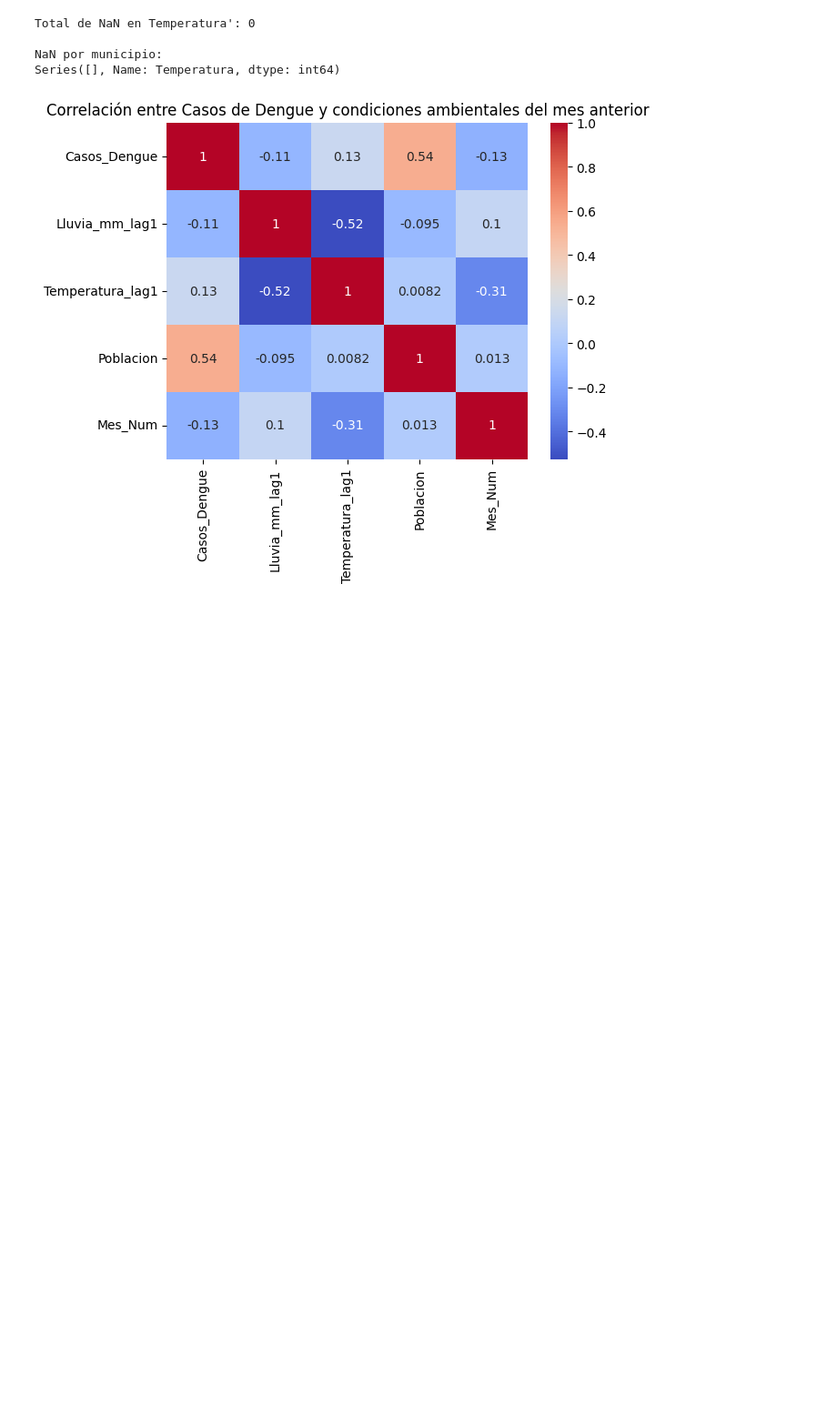
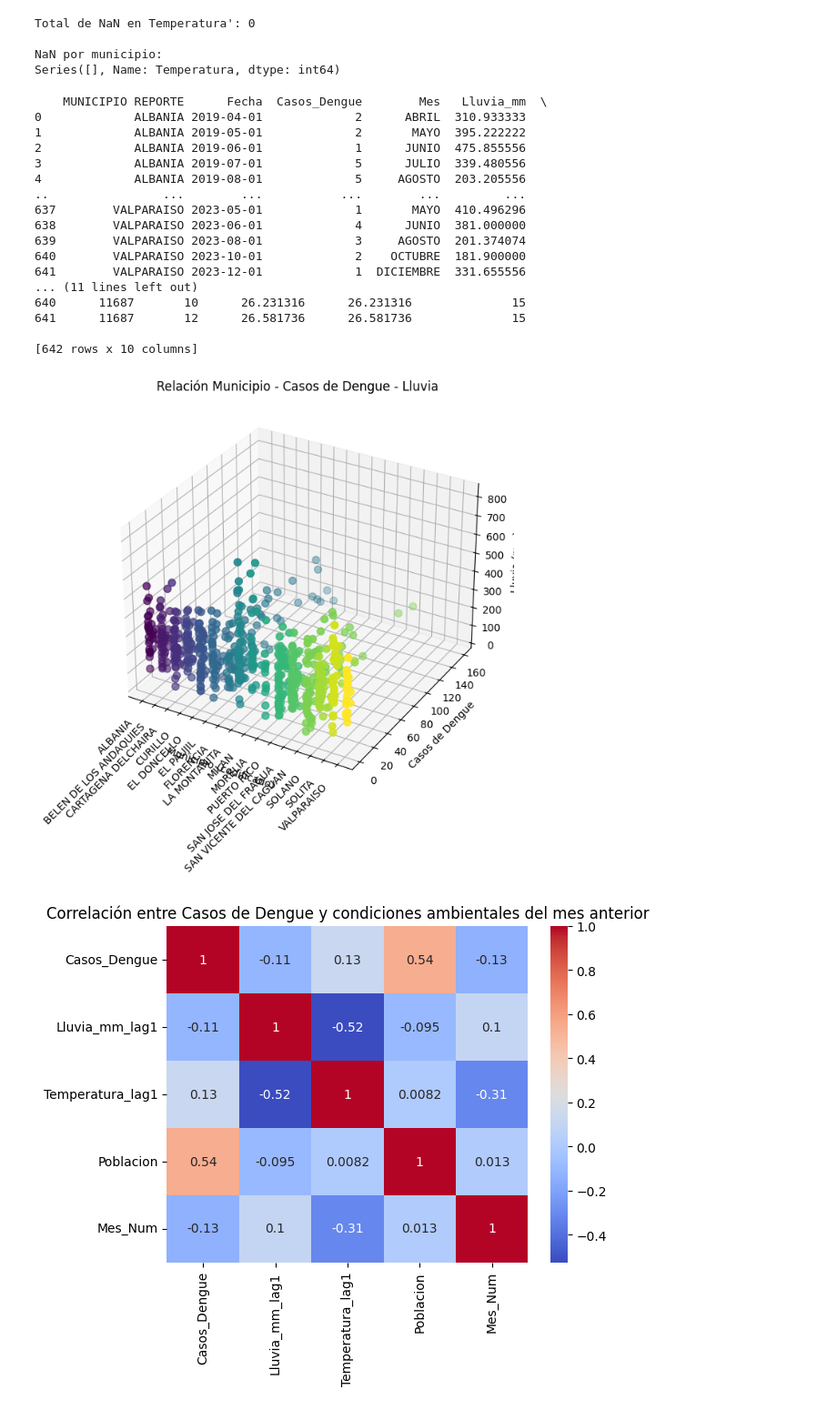
Before and after one commit to Musiconauta24/Proyecto_Curso_IA, a Jupyter notebook: Proyecto_analisis.ipynb, the cells around one changed output. Shown at 91% size. Drawn from its saved outputs; the diff is of its cells as text; code cells hidden in the pictures; blank space fills up the shorter version.

Commit message:
documentos y grácfica cluster

```diff
--- a/Proyecto_analisis.ipynb
+++ b/Proyecto_analisis.ipynb
@@ -661,6 +663,61 @@ Total de NaN en Temperatura': 0
 
 NaN por municipio:
 Series([], Name: Temperatura, dtype: int64)
+# %%
+# ===============================
+# Cluster de datos
+# ===============================
+# 1. Codificar municipios en números
+le = LabelEncoder()
+df_final["Municipio_Code"] = le.fit_transform(df_final["MUNICIPIO REPORTE"])
+print (df_final)
+
+
+# 2. Crear gráfico 3D
+fig = plt.figure(figsize=(10,7))
+ax = fig.add_subplot(111, projection='3d')
+
+# Graficamos con color en función del municipio
+sc = ax.scatter(
+    df_final["Municipio_Code"],   # X = Municipio (codificado)
+    df_final["Casos_Dengue"],     # Y = Casos de Dengue
+    df_final["Lluvia_mm"],        # Z = Lluvia
+    c=df_final["Municipio_Code"], # Color según municipio
+    cmap="viridis",
+    s=50
+)
+
+# 3. Etiquetas de los ejes
+ax.set_xlabel("Municipio (codificado)")
+ax.set_ylabel("Casos de Dengue")
+ax.set_zlabel("Lluvia (mm)")
+plt.title("Relación Municipio - Casos de Dengue - Lluvia")
+
+# 4. Agregar nombres reales de municipios en X
+ax.set_xticks(df_final["Municipio_Code"].unique())
+ax.set_xticklabels(le.inverse_transform(df_final["Municipio_Code"].unique()), rotation=45, ha="right")
+
+# Mostrar gráfico
+plt.show()
+# %% [output]
+    MUNICIPIO REPORTE      Fecha  Casos_Dengue        Mes   Lluvia_mm  \
+0             ALBANIA 2019-04-01             2      ABRIL  310.933333
+1             ALBANIA 2019-05-01             2       MAYO  395.222222
+2             ALBANIA 2019-06-01             1      JUNIO  475.855556
+3             ALBANIA 2019-07-01             5      JULIO  339.480556
+4             ALBANIA 2019-08-01             5     AGOSTO  203.205556
+..                ...        ...           ...        ...         ...
+637        VALPARAISO 2023-05-01             1       MAYO  410.496296
+638        VALPARAISO 2023-06-01             4      JUNIO  381.000000
+639        VALPARAISO 2023-08-01             3     AGOSTO  201.374074
+640        VALPARAISO 2023-10-01             2    OCTUBRE  181.900000
+641        VALPARAISO 2023-12-01             1  DICIEMBRE  331.655556
+... (11 lines left out)
+640      11687       10      26.231316      26.231316              15
+641      11687       12      26.581736      26.581736              15
+
+[642 rows x 10 columns]
+[figure, added]
 # %%
 # Crear variables con rezago de 1 mes por municipio
 df_final = df_final.sort_values(["MUNICIPIO REPORTE", "Fecha"])
```
Also changed, not shown: parts of 2 cells of this notebook, 3 other files.
